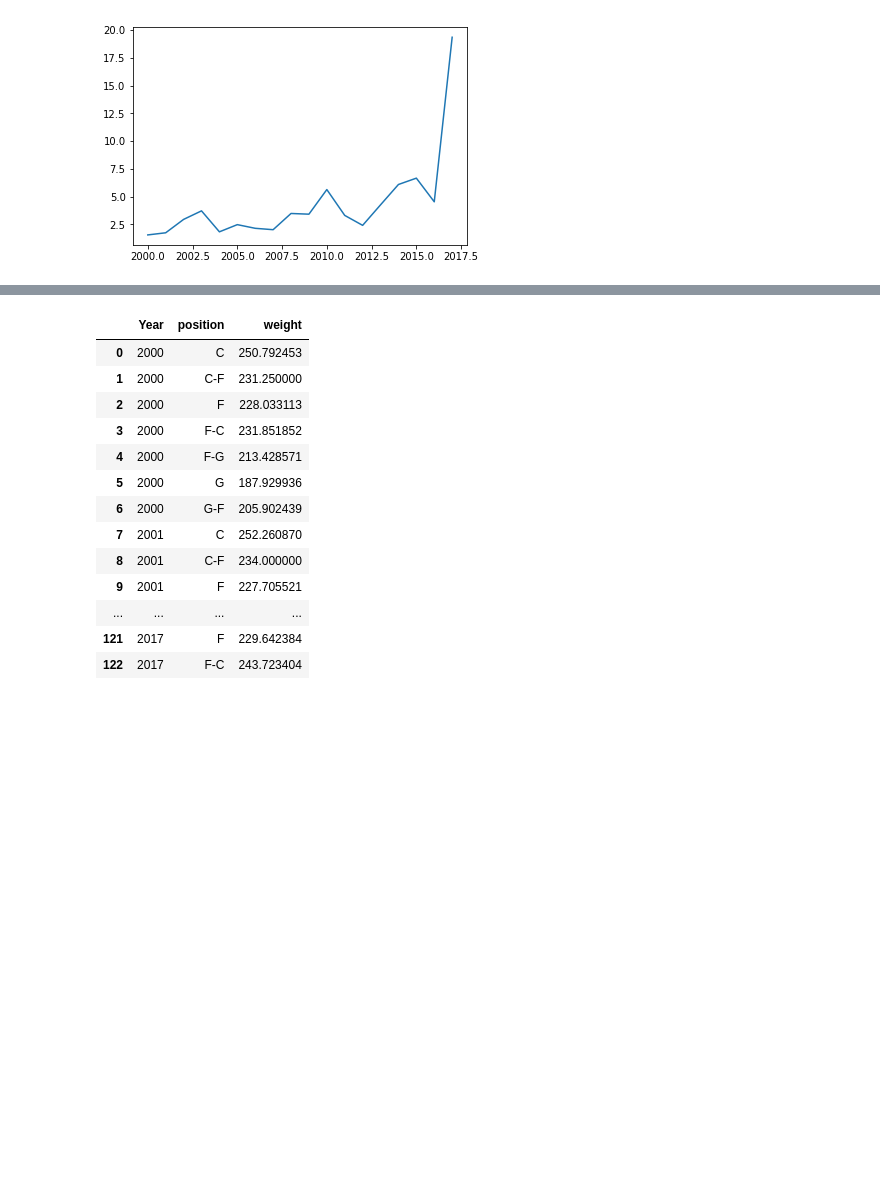
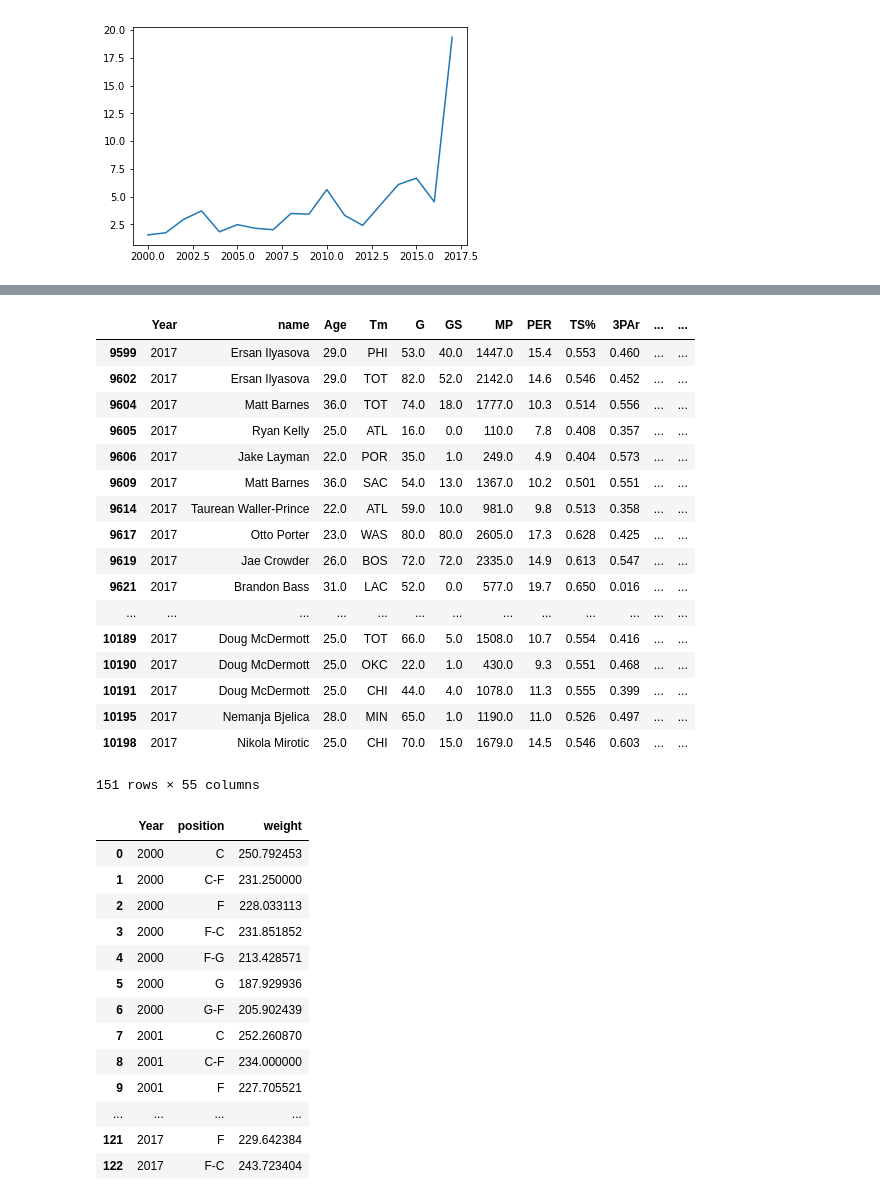
Before and after one commit to logan7734/Project1_repo, a Jupyter notebook: Logan_Main.ipynb, the cells around one changed output, grey strips where cells are left out. Drawn from its saved outputs; the diff is of its cells as text; code cells hidden in the pictures; blank space fills up the shorter version.

```diff
--- a/Logan_Main.ipynb
+++ b/Logan_Main.ipynb
@@ -247,3 +258,24 @@ plt.plot(x,y)
+# %%
+forward_17
+# %% [output]
+|  | Year | name | Age | Tm | G | GS | MP | PER | TS% | 3PAr | ... | ... |
+| 9599 | 2017 | Ersan Ilyasova | 29.0 | PHI | 53.0 | 40.0 | 1447.0 | 15.4 | 0.553 | 0.460 | ... | ... |
+| 9602 | 2017 | Ersan Ilyasova | 29.0 | TOT | 82.0 | 52.0 | 2142.0 | 14.6 | 0.546 | 0.452 | ... | ... |
+| 9604 | 2017 | Matt Barnes | 36.0 | TOT | 74.0 | 18.0 | 1777.0 | 10.3 | 0.514 | 0.556 | ... | ... |
+| 9605 | 2017 | Ryan Kelly | 25.0 | ATL | 16.0 | 0.0 | 110.0 | 7.8 | 0.408 | 0.357 | ... | ... |
+| 9606 | 2017 | Jake Layman | 22.0 | POR | 35.0 | 1.0 | 249.0 | 4.9 | 0.404 | 0.573 | ... | ... |
+| 9609 | 2017 | Matt Barnes | 36.0 | SAC | 54.0 | 13.0 | 1367.0 | 10.2 | 0.501 | 0.551 | ... | ... |
+| 9614 | 2017 | Taurean Waller-Prince | 22.0 | ATL | 59.0 | 10.0 | 981.0 | 9.8 | 0.513 | 0.358 | ... | ... |
+| 9617 | 2017 | Otto Porter | 23.0 | WAS | 80.0 | 80.0 | 2605.0 | 17.3 | 0.628 | 0.425 | ... | ... |
+| 9619 | 2017 | Jae Crowder | 26.0 | BOS | 72.0 | 72.0 | 2335.0 | 14.9 | 0.613 | 0.547 | ... | ... |
+| 9621 | 2017 | Brandon Bass | 31.0 | LAC | 52.0 | 0.0 | 577.0 | 19.7 | 0.650 | 0.016 | ... | ... |
+| ... | ... | ... | ... | ... | ... | ... | ... | ... | ... | ... | ... | ... |
+| 10189 | 2017 | Doug McDermott | 25.0 | TOT | 66.0 | 5.0 | 1508.0 | 10.7 | 0.554 | 0.416 | ... | ... |
+| 10190 | 2017 | Doug McDermott | 25.0 | OKC | 22.0 | 1.0 | 430.0 | 9.3 | 0.551 | 0.468 | ... | ... |
+| 10191 | 2017 | Doug McDermott | 25.0 | CHI | 44.0 | 4.0 | 1078.0 | 11.3 | 0.555 | 0.399 | ... | ... |
+| 10195 | 2017 | Nemanja Bjelica | 28.0 | MIN | 65.0 | 1.0 | 1190.0 | 11.0 | 0.526 | 0.497 | ... | ... |
+| 10198 | 2017 | Nikola Mirotic | 25.0 | CHI | 70.0 | 15.0 | 1679.0 | 14.5 | 0.546 | 0.603 | ... | ... |
+151 rows × 55 columns
 # %%
 #Drop N/A values in 'Pos' column
 #desired_years_df["Pos"] = complete_df.Pos.dropna()
```
Also changed, not shown: parts of 2 cells of this notebook, 3 other files.
